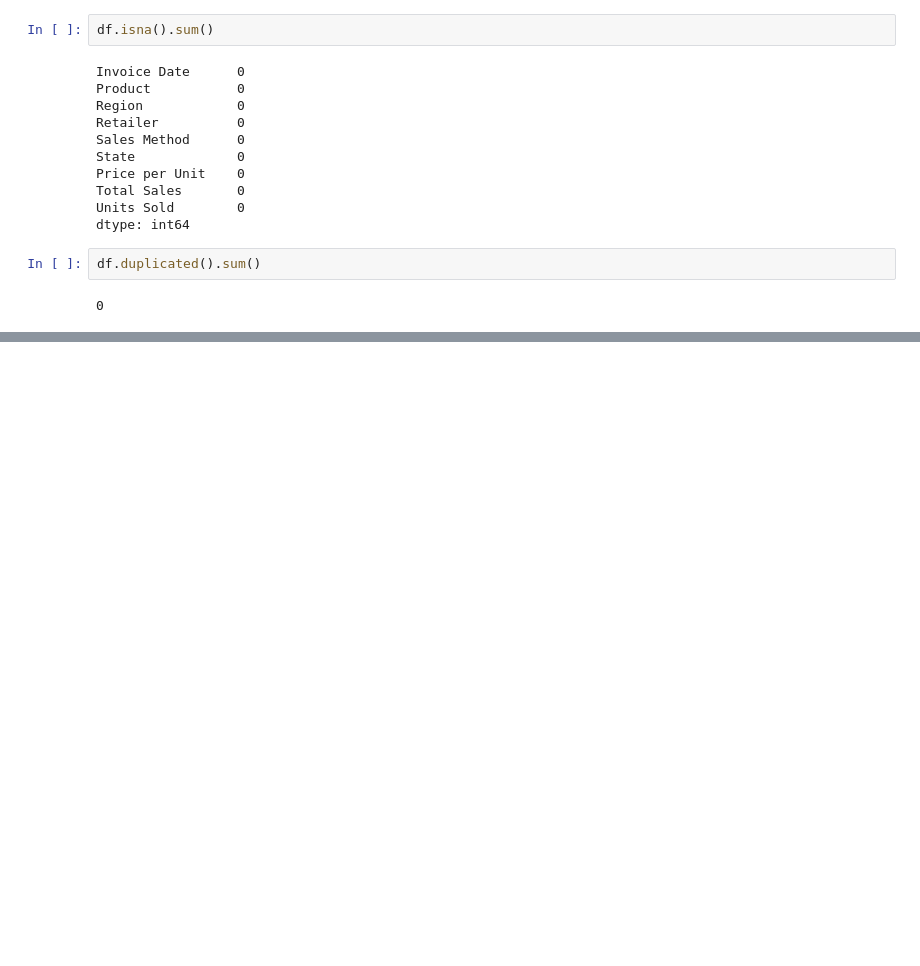
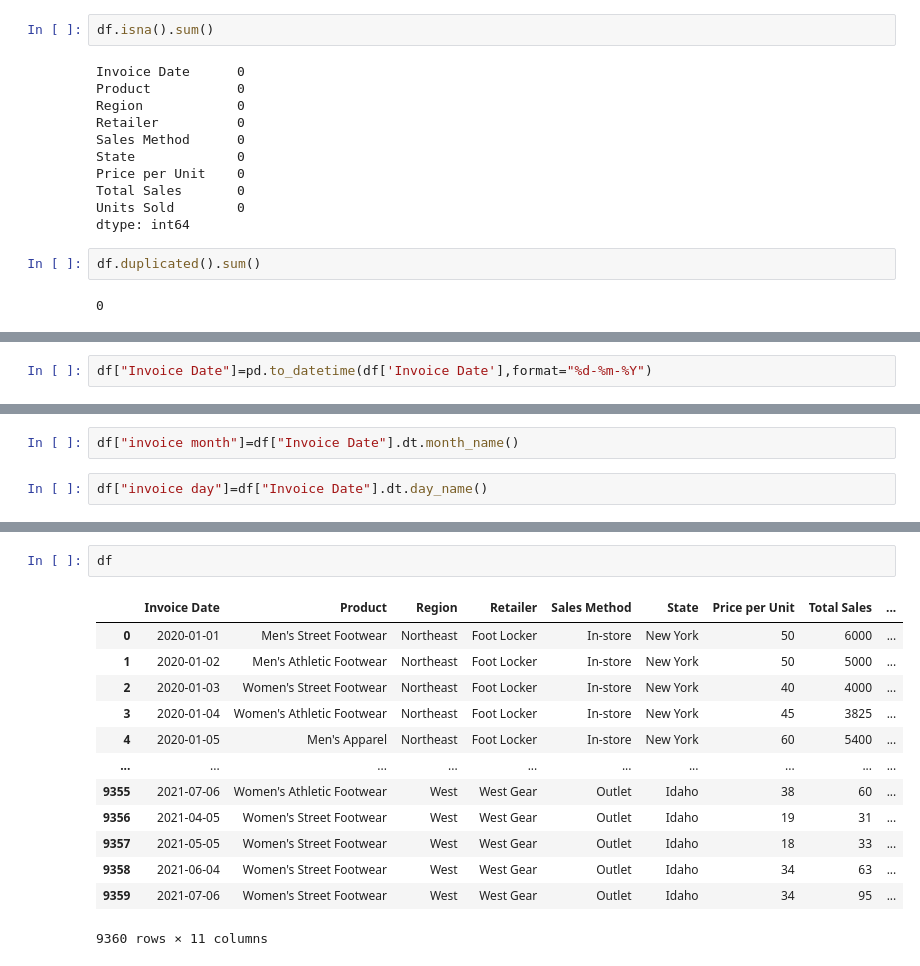
Before and after one commit to aruncb2/NIKE, a Jupyter notebook: nike_project.ipynb, the cells around one changed output, grey strips where cells are left out. Drawn from its saved outputs; the diff is of its cells as text; blank space fills up the shorter version.

```diff
--- a/nike_project.ipynb
+++ b/nike_project.ipynb
@@ -63,0 +93,2 @@ for i in df:
+# %%
+df["Invoice Date"]=pd.to_datetime(df['Invoice Date'],format="%d-%m-%Y")
@@ -63,0 +126,4 @@ for i in df:
+# %%
+df["invoice month"]=df["Invoice Date"].dt.month_name()
+# %%
+df["invoice day"]=df["Invoice Date"].dt.day_name()
@@ -63,0 +204,16 @@ for i in df:
+# %%
+df
+# %% [output]
+|  | Invoice Date | Product | Region | Retailer | Sales Method | State | Price per Unit | Total Sales | ... |
+| 0 | 2020-01-01 | Men's Street Footwear | Northeast | Foot Locker | In-store | New York | 50 | 6000 | ... |
+| 1 | 2020-01-02 | Men's Athletic Footwear | Northeast | Foot Locker | In-store | New York | 50 | 5000 | ... |
+| 2 | 2020-01-03 | Women's Street Footwear | Northeast | Foot Locker | In-store | New York | 40 | 4000 | ... |
+| 3 | 2020-01-04 | Women's Athletic Footwear | Northeast | Foot Locker | In-store | New York | 45 | 3825 | ... |
+| 4 | 2020-01-05 | Men's Apparel | Northeast | Foot Locker | In-store | New York | 60 | 5400 | ... |
+| ... | ... | ... | ... | ... | ... | ... | ... | ... | ... |
+| 9355 | 2021-07-06 | Women's Athletic Footwear | West | West Gear | Outlet | Idaho | 38 | 60 | ... |
+| 9356 | 2021-04-05 | Women's Street Footwear | West | West Gear | Outlet | Idaho | 19 | 31 | ... |
+| 9357 | 2021-05-05 | Women's Street Footwear | West | West Gear | Outlet | Idaho | 18 | 33 | ... |
+| 9358 | 2021-06-04 | Women's Street Footwear | West | West Gear | Outlet | Idaho | 34 | 63 | ... |
+| 9359 | 2021-07-06 | Women's Street Footwear | West | West Gear | Outlet | Idaho | 34 | 95 | ... |
+9360 rows × 11 columns
```
Also changed, not shown: parts of 14 cells of this notebook.
